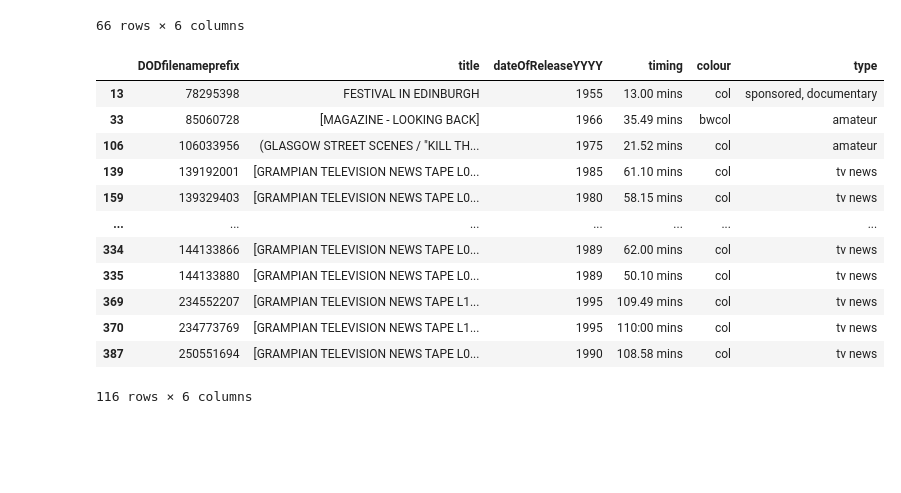
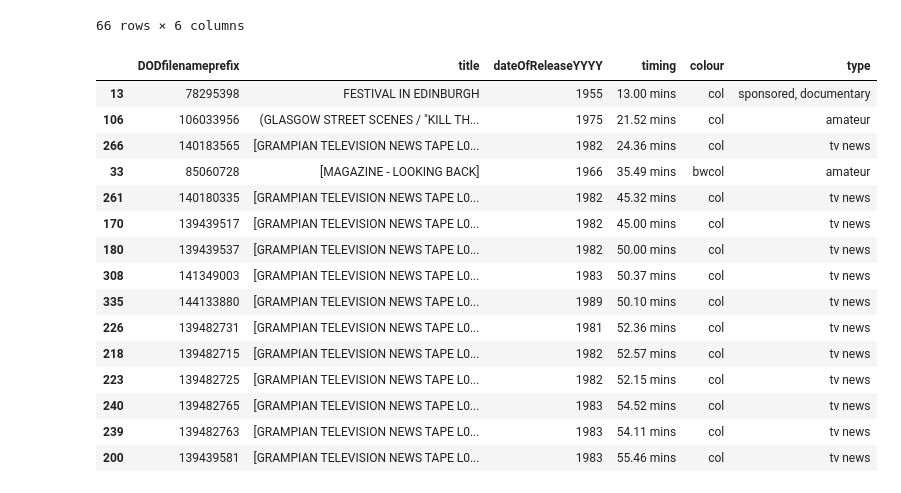
Before and after one commit to kingsdigitallab/issa, a Jupyter notebook: workshops/ws1/batch_analysis.ipynb, the cells around one changed output. Drawn from its saved outputs; the diff is of its cells as text; code cells hidden in the pictures; blank space fills up the shorter version.

```diff
--- a/workshops/ws1/batch_analysis.ipynb
+++ b/workshops/ws1/batch_analysis.ipynb
@@ -145,22 +145,25 @@ silents[['DODfilenameprefix', 'title', 'dateOfReleaseYYYY', 'timing', 'colour',
 | 397 | 267591975 | [ACCRA] | 1959 | 9.44 mins | col | amateur |
 66 rows × 6 columns
 # %%
-compilations = df[df['synopsis'].str.contains('compilation', case=False, na=False)]
-compilations[['DODfilenameprefix', 'title', 'dateOfReleaseYYYY', 'timing', 'colour', 'type']]
+compilations = df[df['synopsis'].str.contains('compilation', case=False, na=False)].sort_values(by='timing', key=lambda x: x.str.replace(r'\D.*', '', regex=True).astype(float))
+compilations[['DODfilenameprefix', 'title', 'dateOfReleaseYYYY', 'timing', 'colour', 'type']].head(15)
 # %% [output]
 |  | DODfilenameprefix | title | dateOfReleaseYYYY | timing | colour | type |
 | 13 | 78295398 | FESTIVAL IN EDINBURGH | 1955 | 13.00 mins | col | sponsored, documentary |
+| 106 | 106033956 | (GLASGOW STREET SCENES / "KILL TH... | 1975 | 21.52 mins | col | amateur |
+| 266 | 140183565 | [GRAMPIAN TELEVISION NEWS TAPE L0... | 1982 | 24.36 mins | col | tv news |
 | 33 | 85060728 | [MAGAZINE - LOOKING BACK] | 1966 | 35.49 mins | bwcol | amateur |
-| 106 | 106033956 | (GLASGOW STREET SCENES / "KILL TH... | 1975 | 21.52 mins | col | amateur |
-| 139 | 139192001 | [GRAMPIAN TELEVISION NEWS TAPE L0... | 1985 | 61.10 mins | col | tv news |
-| 159 | 139329403 | [GRAMPIAN TELEVISION NEWS TAPE L0... | 1980 | 58.15 mins | col | tv news |
-| ... | ... | ... | ... | ... | ... | ... |
-| 334 | 144133866 | [GRAMPIAN TELEVISION NEWS TAPE L0... | 1989 | 62.00 mins | col | tv news |
+| 261 | 140180335 | [GRAMPIAN TELEVISION NEWS TAPE L0... | 1982 | 45.32 mins | col | tv news |
+| 170 | 139439517 | [GRAMPIAN TELEVISION NEWS TAPE L0... | 1982 | 45.00 mins | col | tv news |
+| 180 | 139439537 | [GRAMPIAN TELEVISION NEWS TAPE L0... | 1982 | 50.00 mins | col | tv news |
+| 308 | 141349003 | [GRAMPIAN TELEVISION NEWS TAPE L0... | 1983 | 50.37 mins | col | tv news |
 | 335 | 144133880 | [GRAMPIAN TELEVISION NEWS TAPE L0... | 1989 | 50.10 mins | col | tv news |
-| 369 | 234552207 | [GRAMPIAN TELEVISION NEWS TAPE L1... | 1995 | 109.49 mins | col | tv news |
-| 370 | 234773769 | [GRAMPIAN TELEVISION NEWS TAPE L1... | 1995 | 110:00 mins | col | tv news |
-| 387 | 250551694 | [GRAMPIAN TELEVISION NEWS TAPE L0... | 1990 | 108.58 mins | col | tv news |
+| 226 | 139482731 | [GRAMPIAN TELEVISION NEWS TAPE L0... | 1981 | 52.36 mins | col | tv news |
+| 218 | 139482715 | [GRAMPIAN TELEVISION NEWS TAPE L0... | 1982 | 52.57 mins | col | tv news |
+| 223 | 139482725 | [GRAMPIAN TELEVISION NEWS TAPE L0... | 1982 | 52.15 mins | col | tv news |
+| 240 | 139482765 | [GRAMPIAN TELEVISION NEWS TAPE L0... | 1983 | 54.52 mins | col | tv news |
+| 239 | 139482763 | [GRAMPIAN TELEVISION NEWS TAPE L0... | 1983 | 54.11 mins | col | tv news |
+| 200 | 139439581 | [GRAMPIAN TELEVISION NEWS TAPE L0... | 1983 | 55.46 mins | col | tv news |
-116 rows × 6 columns
 # %%
 from pathlib import Path
 import re
```
Also changed, not shown: parts of 5 cells of this notebook.
